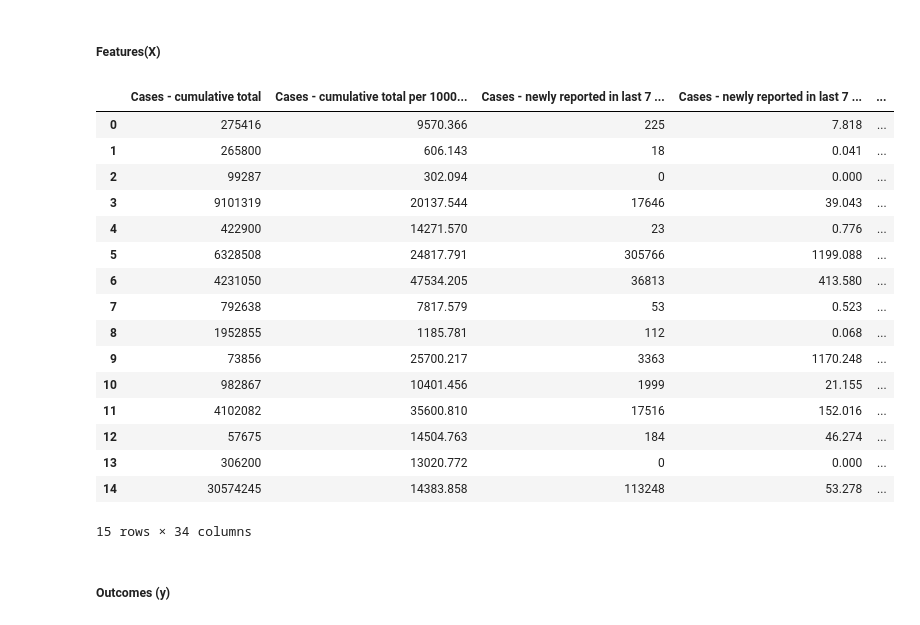
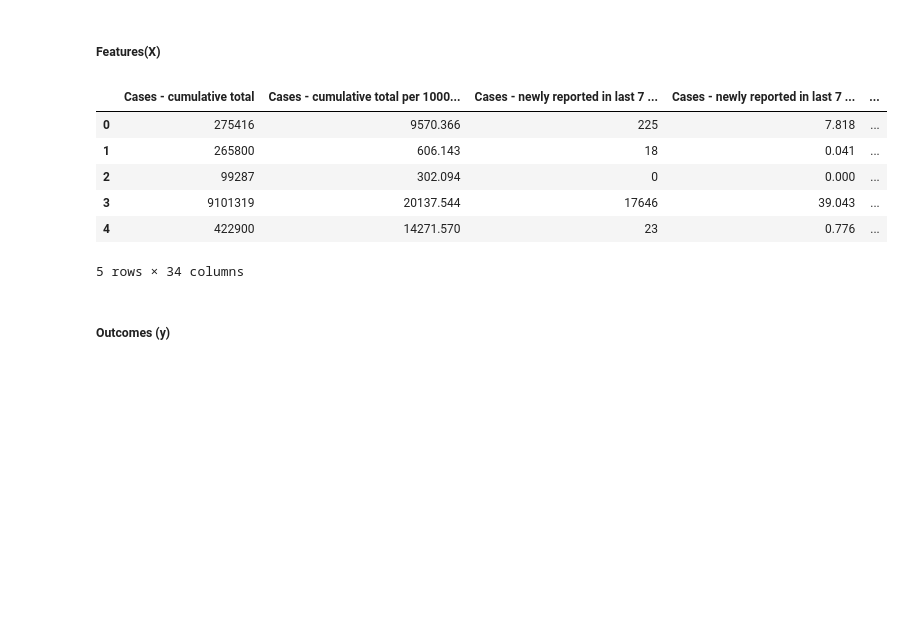
Before and after one commit to sterlingvm/Data_Bootcamp_Project, a Jupyter notebook: Final_DBFP_Machine_Learning_Model_v1.ipynb, the cells around one changed output. Saved outputs shown, nothing was run; the diff lists cells and outputs as text; code cells hidden in the pictures; blank space fills up the shorter version.

```diff
--- a/Final_DBFP_Machine_Learning_Model_v1.ipynb
+++ b/Final_DBFP_Machine_Learning_Model_v1.ipynb
@@ -57,17 +56,17 @@ zsh:1: command not found: wget
 # %% [markdown]
 ##### Build Database Connection
 # %%
-# Import Module to Communicate with PostgreSQL
-import psycopg2 as pg
+# # Import Module to Communicate with PostgreSQL
+# import psycopg2 as pg
 
-# Import Password Protector
-from getpass import getpass
-passw = getpass('Enter your Password')
+# # Import Password Protector
+# from getpass import getpass
+# passw = getpass('Enter your Password')
 
-# Build Engine for Connection
-engine = pg.connect(database="Final_Project",  user="postgres", host="localhost", port="5432", password=passw)
+# # Build Engine for Connection
+# engine = pg.connect(database="Final_Project",  user="postgres", host="localhost", port="5432", password=passw)
 
-dataframe = pd.read_sql('SELECT covid.*, nutrition."Alcoholic Beverages",nutrition."Animal Products",nutrition."Cereals - Excluding Beer",nutrition."Eggs",nutrition."Fish, Seafood",nutrition."Fruits - Excluding Wine",nutrition."Meat",nutrition."Milk - Excluding Butter",nutrition."Sugar & Sweeteners",nutrition."Treenuts",nutrition."Vegetable Oils",nutrition."Vegetables",nutrition."Vegetal Products",nutrition."Obesity",nutrition."Undernourished" FROM covid INNER JOIN nutrition ON covid."COUNTRY" = nutrition."COUNTRY" ORDER BY "COUNTRY";', con=engine)
+# dataframe = pd.read_sql('SELECT covid.*, nutrition."Alcoholic Beverages",nutrition."Animal Products",nutrition."Cereals - Excluding Beer",nutrition."Eggs",nutrition."Fish, Seafood",nutrition."Fruits - Excluding Wine",nutrition."Meat",nutrition."Milk - Excluding Butter",nutrition."Sugar & Sweeteners",nutrition."Treenuts",nutrition."Vegetable Oils",nutrition."Vegetables",nutrition."Vegetal Products",nutrition."Obesity",nutrition."Undernourished" FROM covid INNER JOIN nutrition ON covid."COUNTRY" = nutrition."COUNTRY" ORDER BY "COUNTRY";', con=engine)
 # %%
 dataframe.head()
 # %% [output]
@@ -169,30 +168,20 @@ from sklearn.preprocessing import LabelEncoder
 # %%
 # Create Features Dataset
 # X = dataframe_copy.copy()
 
 X = dataframe.copy()
 X = X.drop(["WHO Region", "COUNTRY", "ISO3", "WHO_REGION", "DATA_SOURCE", "DATE_UPDATED", "VACCINES_USED", "FIRST_VACCINE_DATE", "Case_Fatality_Ratio"], axis=1)
 
 # Preview the Dataset
-X.head(15)
+X.head()
 # %% [output]
 |  | Cases - cumulative total | Cases - cumulative total per 1000... | Cases - newly reported in last 7 ... | Cases - newly reported in last 7 ... | ... |
 | 0 | 275416 | 9570.366 | 225 | 7.818 | ... |
 | 1 | 265800 | 606.143 | 18 | 0.041 | ... |
 | 2 | 99287 | 302.094 | 0 | 0.000 | ... |
 | 3 | 9101319 | 20137.544 | 17646 | 39.043 | ... |
 | 4 | 422900 | 14271.570 | 23 | 0.776 | ... |
-| 5 | 6328508 | 24817.791 | 305766 | 1199.088 | ... |
-| 6 | 4231050 | 47534.205 | 36813 | 413.580 | ... |
-| 7 | 792638 | 7817.579 | 53 | 0.523 | ... |
-| 8 | 1952855 | 1185.781 | 112 | 0.068 | ... |
-| 9 | 73856 | 25700.217 | 3363 | 1170.248 | ... |
-| 10 | 982867 | 10401.456 | 1999 | 21.155 | ... |
-| 11 | 4102082 | 35600.810 | 17516 | 152.016 | ... |
-| 12 | 57675 | 14504.763 | 184 | 46.274 | ... |
-| 13 | 306200 | 13020.772 | 0 | 0.000 | ... |
-| 14 | 30574245 | 14383.858 | 113248 | 53.278 | ... |
-15 rows × 34 columns
+5 rows × 34 columns
 # %% [markdown]
 ##### Outcomes (y)
 # %%
```
Also changed, not shown: parts of 6 cells of this notebook, 3 other files.
